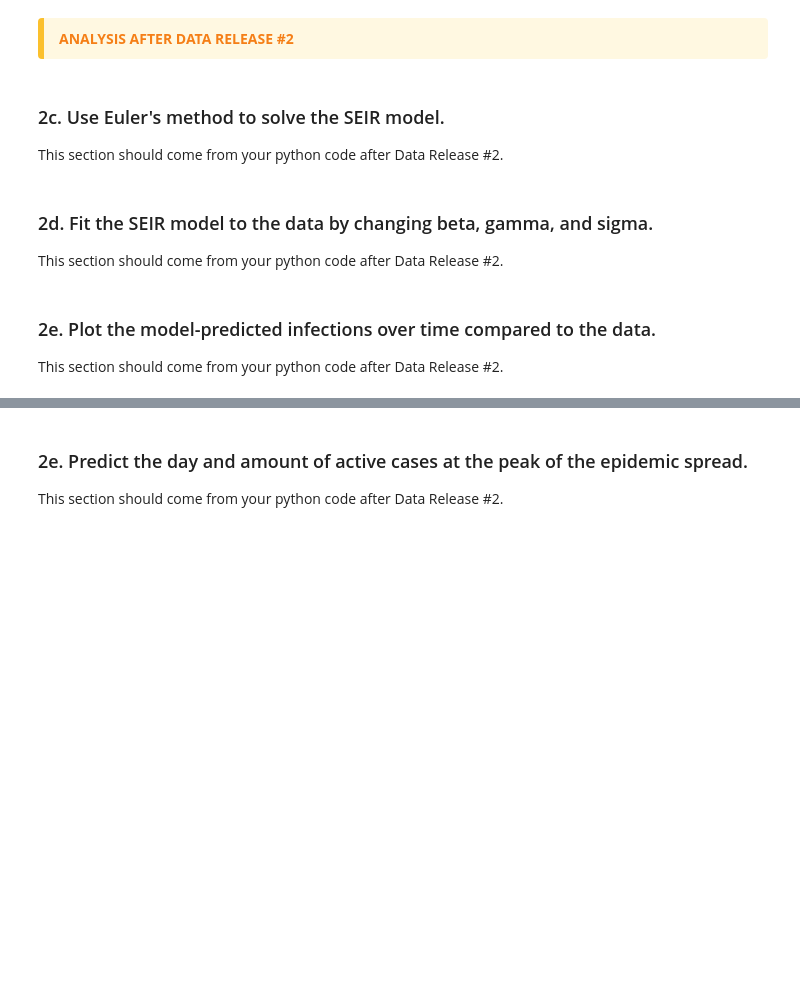
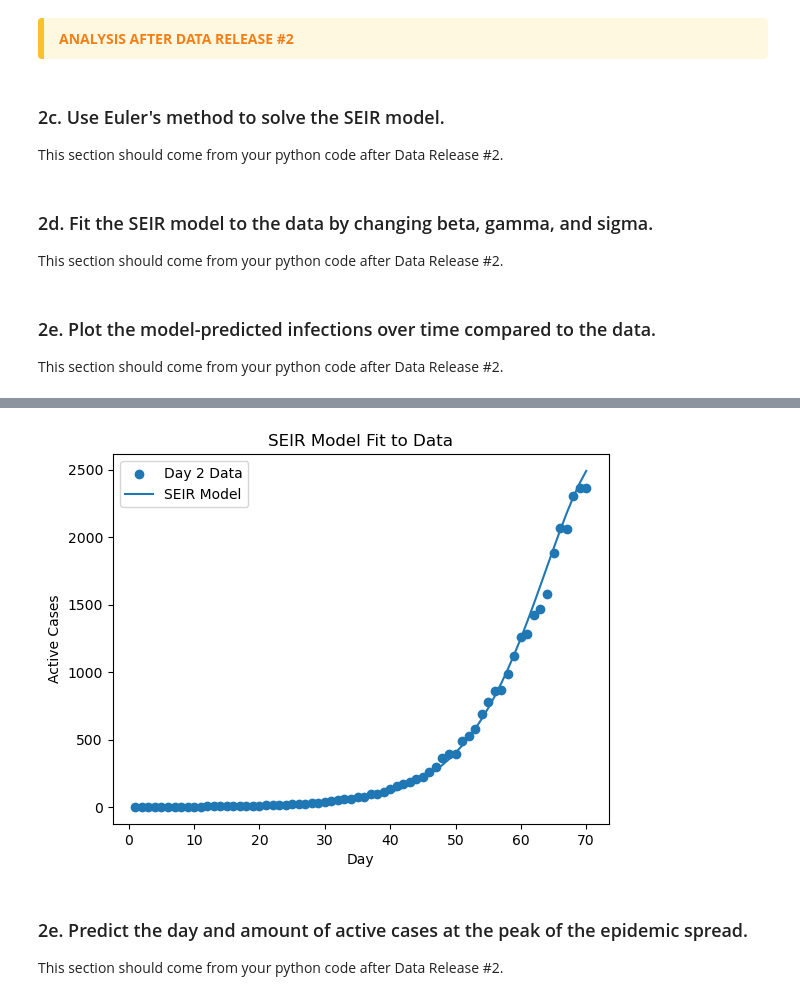
Before and after one commit to haydenrue1/Module-2-Epidemics-SIR-Modeling, a Jupyter notebook: Notebook examples/Module2notebook.ipynb, the cells around one changed output, grey strips where cells are left out. Drawn from its saved outputs; the diff is of its cells as text; code cells hidden in the pictures; blank space fills up the shorter version.

Commit message:
Added code to notebook for data release 2

```diff
--- a/Notebook examples/Module2notebook.ipynb
+++ b/Notebook examples/Module2notebook.ipynb
@@ -158,3 +227,83 @@ This section should come from your python code after Data Release #2.
 # %% [markdown]
 ### 2e. Plot the model-predicted infections over time compared to the data.
 This section should come from your python code after Data Release #2.
+# %%
+#%%
+import pandas as pd
+import numpy as np
+import matplotlib.pyplot as plt
+
+# Load data from csv file
+df = pd.read_csv(r"/Users/haydenrue/Desktop/Comp BME/Module 2/Module-2-Epidemics-SIR-Modeling/Data/mystery_virus_daily_active_counts_RELEASE#2.csv", parse_dates=['date'], header=0, index_col=None)
+day = df["day"].values
+active = df["active reported daily cases"].values
+
+# Set up variables
+N = 17900
+S0, E0, I0, R0 = N - 1, 0, 1, 0
+
+# Euler function for SEIR
+def run_euler(beta,sigma,gamma,total_days):
+    S, E, I, R = [S0], [E0], [I0], [R0] #Initialize S,E,I,R as empty lists; set first item in list equal to initial values
+    h = 1 #step size is 1 day
+
+    for t in range(total_days):
+        #Calculate derivatives from slide 6 class presentation
+        dS = -(beta * S[t]* I[t]) / N
+        dE = (beta * S[t] * I[t]) / N - (sigma * E[t])
+        dI = (sigma * E[t]) - (gamma * I[t])
+        dR = (gamma * I[t])
+
+        #Update values
+        S.append(S[t] + dS * h)
+        E.append(E[t] + dE * h)
+        I.append(I[t] + dI * h)
+        R.append(R[t] + dR * h)
+    return np.array(I)
+
+# Optimzation (grid search)
+# Use estimated R0 to make an estimate for beta and gamma. R0 = 1.93 so beta = 1.93 * gamma
+beta_values = np.linspace(0.1,0.5,10) # Transmission rate range 0.1 to 0.5
+gamma_values = np.linspace(0.05, 0.2, 10) # Recovery rate 5 to 20 days
+sigma_values = np.linspace(0.1, 0.5, 10) # Incubation rate 2 to 10 days
+
+#Grid search to obtain optimal parameters
+optimal_sse = np.inf
+optimal_beta = None
+optimal_sigma = None
+optimal_gamma = None
+
+total_days = len(day)
+
+#Find lowest sse by running eulers method for each parameter
+for beta in beta_values:
+    for sigma in sigma_values:
+        for gamma in gamma_values:
+            I_model = run_euler(beta, sigma, gamma, total_days)
+            I_model = I_model[:len(active)]
+            sse = np.sum((active - I_model) **2)
+
+            if sse < optimal_sse:
+                optimal_sse = sse
+                optimal_beta = beta
+                optimal_gamma = gamma
+                optimal_sigma = sigma
+
+print("Optimal Beta:", optimal_beta)
+print("Optimal Sigma:", optimal_sigma)
+print("Optimal Gamma:", optimal_gamma)
+print("Optimal SSE:", optimal_sse)
+
+#Run model using new optimal parameters
+I_best = run_euler(optimal_beta, optimal_sigma, optimal_gamma, total_days)
+
+#Plot the model vs given data
+plt.figure()
+plt.scatter(day, active, label ="Day 2 Data")
+plt.plot(day, I_best[:len(day)], label ="SEIR Model")
+plt.xlabel("Day")
+plt.ylabel("Active Cases")
+plt.title("SEIR Model Fit to Data")
+plt.legend()
+plt.show()
+# %% [output]
@@ -161,3 +314,4 @@ This section should come from your python code after Data Release #2.
+[figure, added]
 # %% [markdown]
 ### 2e. Predict the day and amount of active cases at the peak of the epidemic spread.
 This section should come from your python code after Data Release #2.
```
Also changed, not shown: parts of 5 cells of this notebook.
